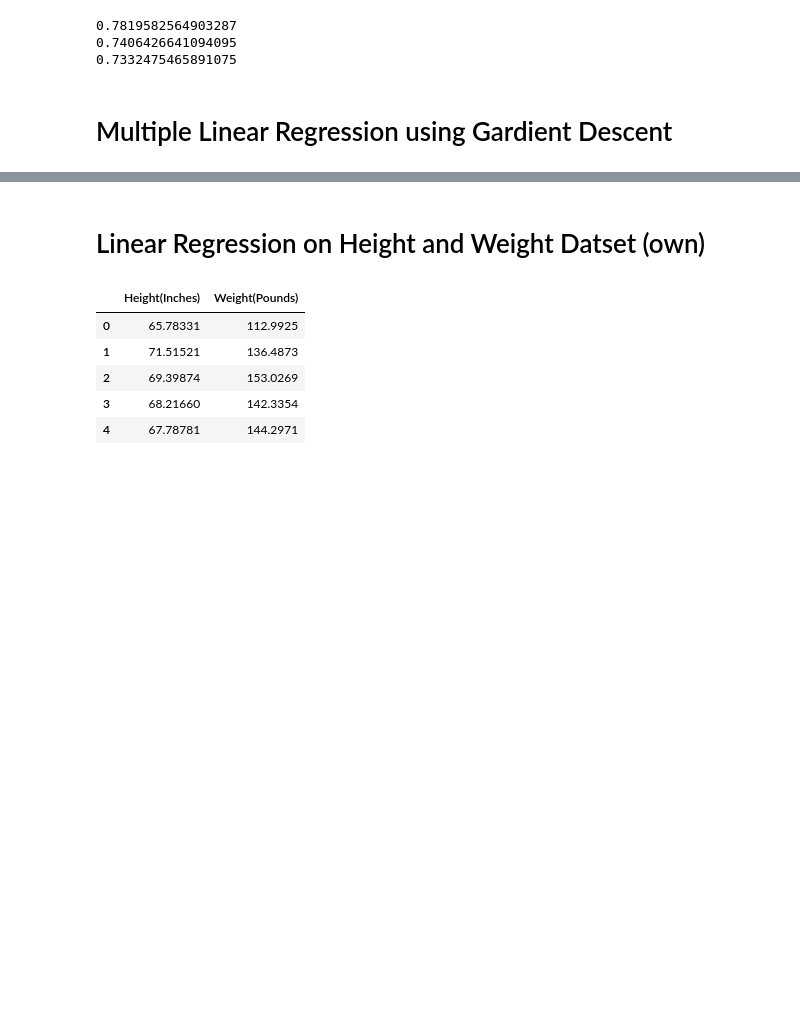
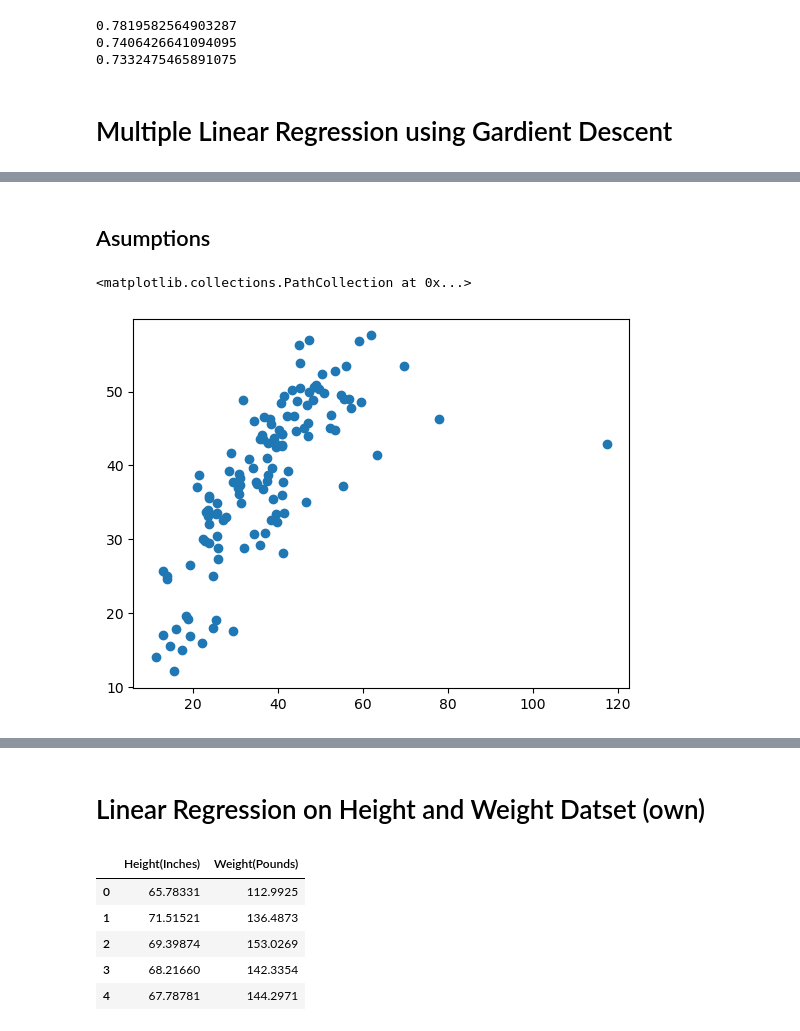
Before and after one commit to sandeepshakya2019/Machine-Learning-HandsOn, a Jupyter notebook: 01_Code/1_MachineLearningAlgo/1_LinearRegression.ipynb, the cells around one changed output, grey strips where cells are left out. Drawn from its saved outputs; the diff is of its cells as text; code cells hidden in the pictures; blank space fills up the shorter version.

```diff
--- a/01_Code/1_MachineLearningAlgo/1_LinearRegression.ipynb
+++ b/01_Code/1_MachineLearningAlgo/1_LinearRegression.ipynb
@@ -356,0 +402,6 @@ print(m.adjustedr2score(X,Y,m.predict(X)))
+# %%
+# hw_df.drop("CRIM", axis=1)
+print(rs_df.isnull().sum())
+X = rs_df.iloc[:,:-1]
+Y = rs_df.iloc[:,-1]
+X.shape, Y.shape
@@ -356,0 +475,9 @@ print(m.adjustedr2score(X,Y,m.predict(X)))
+# %% [markdown]
+## Asumptions
+# %%
+## Asumptions
+# plot between y_test an predicted values of X-test if it is linear .. model performs well
+plt.scatter(Y_test, m.predict(X_test))
+# %% [output]
+<matplotlib.collections.PathCollection at 0x...>
+[figure, added]
```
Also changed, not shown: parts of 19 cells of this notebook, 2 other files.
